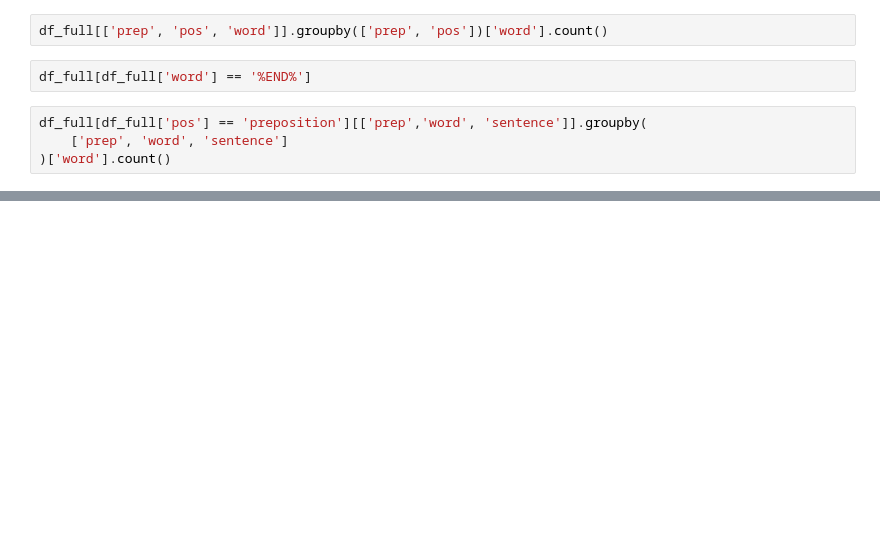
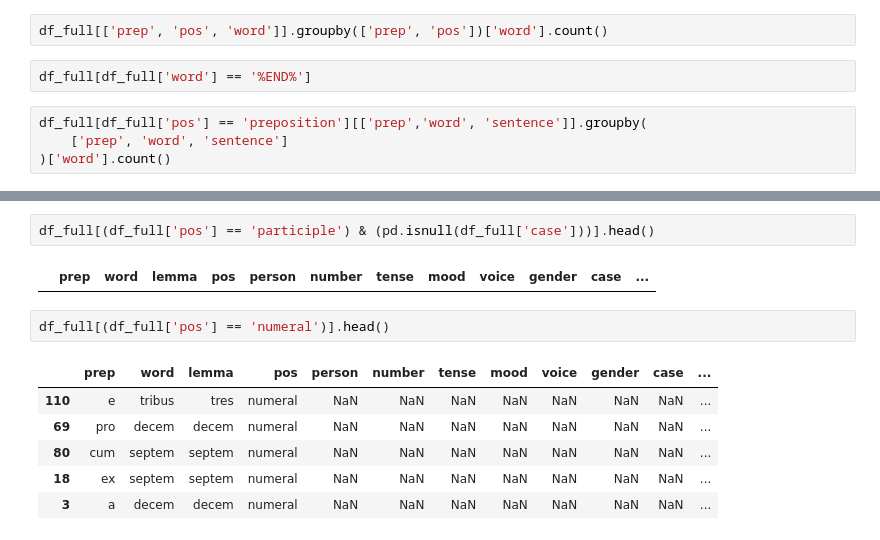
Before and after one commit to bamaxi/latin-project, a Jupyter notebook: main.ipynb, the cells around one changed output, grey strips where cells are left out. Saved outputs shown, nothing was run; the diff lists cells and outputs as text; blank space fills up the shorter version.

```diff
--- a/main.ipynb
+++ b/main.ipynb
@@ -429,0 +552,13 @@ df_full[df_full['pos'] == 'preposition'][['prep','word', 'sentence']].groupby(
+# %%
+df_full[(df_full['pos'] == 'participle') & (pd.isnull(df_full['case']))].head()
+# %% [output]
+|  | prep | word | lemma | pos | person | number | tense | mood | voice | gender | case | ... |
+# %%
+df_full[(df_full['pos'] == 'numeral')].head()
+# %% [output]
+|  | prep | word | lemma | pos | person | number | tense | mood | voice | gender | case | ... |
+| 110 | e | tribus | tres | numeral | NaN | NaN | NaN | NaN | NaN | NaN | NaN | ... |
+| 69 | pro | decem | decem | numeral | NaN | NaN | NaN | NaN | NaN | NaN | NaN | ... |
+| 80 | cum | septem | septem | numeral | NaN | NaN | NaN | NaN | NaN | NaN | NaN | ... |
+| 18 | ex | septem | septem | numeral | NaN | NaN | NaN | NaN | NaN | NaN | NaN | ... |
+| 3 | a | decem | decem | numeral | NaN | NaN | NaN | NaN | NaN | NaN | NaN | ... |
```
Also changed, not shown: parts of 23 cells of this notebook, 4 other files.
